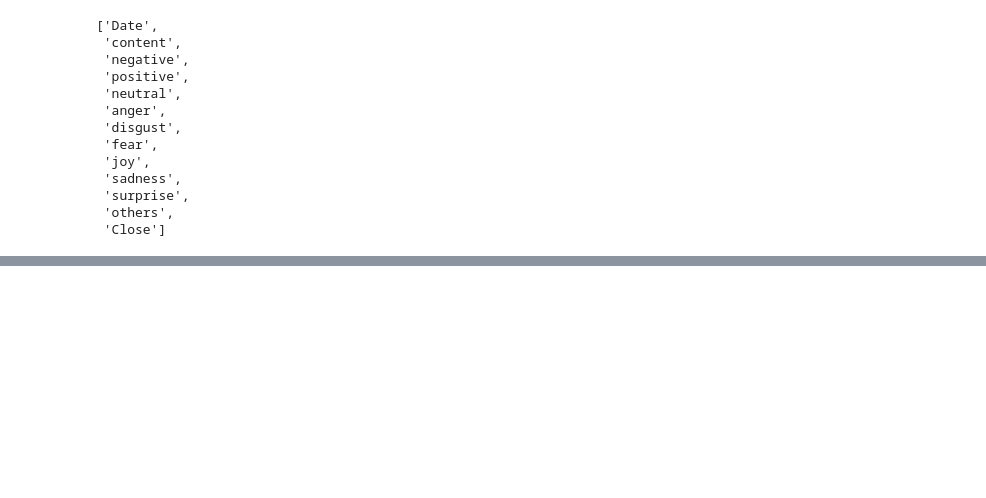
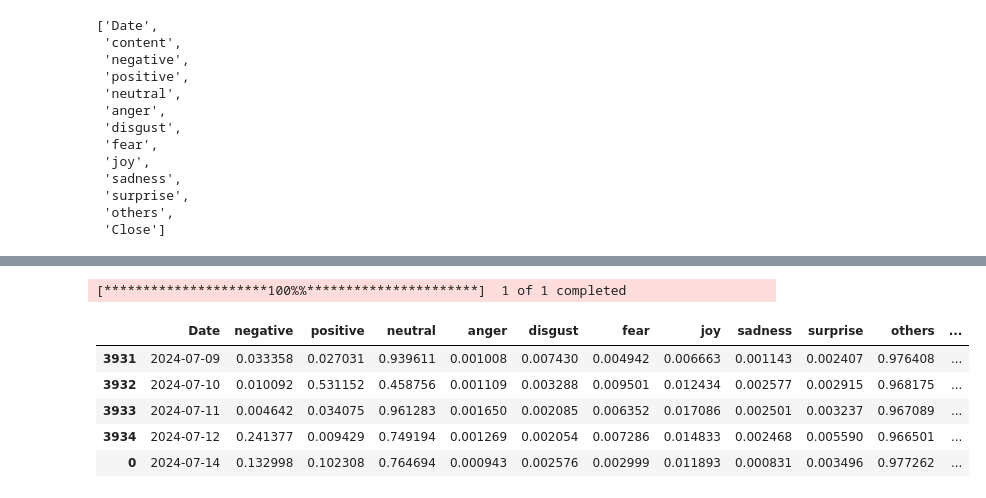
Before and after one commit to MohamedAziz-Khezami/Project-X, a Jupyter notebook: random.ipynb, the cells around one changed output, grey strips where cells are left out. Drawn from its saved outputs; the diff is of its cells as text; code cells hidden in the pictures; blank space fills up the shorter version.

```diff
--- a/random.ipynb
+++ b/random.ipynb
@@ -44,0 +245,36 @@ row
+# %%
+spnew = yf.download("^GSPC", start="2022-01-01", end=dt.date.today())
+
+spnew = spnew.reset_index()
+
+spnew.to_csv('/Users/mak/Desktop/Code_With_Me/Sentiment project/sp500.csv',index=False)
+
+spn = spnew[['Close']]
+
+lastclose = spn.iloc[-1]
+
+lastclose = pd.DataFrame(lastclose).T.reset_index()
+
+
+lastclose = lastclose.drop('index', axis=1)
+
+
+oldfit = pd.read_csv('/Users/mak/Desktop/Code_With_Me/Sentiment project/no_close_fit.csv')
+
+new = pd.concat([oldfit, lastclose], axis=1)
+
+new = new.rename(columns = {'ds' : 'Date'})
+
+fit_data = pd.read_csv('/Users/mak/Desktop/Code_With_Me/Sentiment project/fit_data.csv')
+
+fit_data = pd.concat([fit_data, new], axis=0)
+
+fit_data.to_csv('/Users/mak/Desktop/Code_With_Me/Sentiment project/fit_data.csv', index=False)
+# %% [output]
+[*********************100%%**********************]  1 of 1 completed
+|  | Date | negative | positive | neutral | anger | disgust | fear | joy | sadness | surprise | others | ... |
+| 3931 | 2024-07-09 | 0.033358 | 0.027031 | 0.939611 | 0.001008 | 0.007430 | 0.004942 | 0.006663 | 0.001143 | 0.002407 | 0.976408 | ... |
+| 3932 | 2024-07-10 | 0.010092 | 0.531152 | 0.458756 | 0.001109 | 0.003288 | 0.009501 | 0.012434 | 0.002577 | 0.002915 | 0.968175 | ... |
+| 3933 | 2024-07-11 | 0.004642 | 0.034075 | 0.961283 | 0.001650 | 0.002085 | 0.006352 | 0.017086 | 0.002501 | 0.003237 | 0.967089 | ... |
+| 3934 | 2024-07-12 | 0.241377 | 0.009429 | 0.749194 | 0.001269 | 0.002054 | 0.007286 | 0.014833 | 0.002468 | 0.005590 | 0.966501 | ... |
+| 0 | 2024-07-14 | 0.132998 | 0.102308 | 0.764694 | 0.000943 | 0.002576 | 0.002999 | 0.011893 | 0.000831 | 0.003496 | 0.977262 | ... |
```
Also changed, not shown: parts of 21 cells of this notebook, 45 other files.
